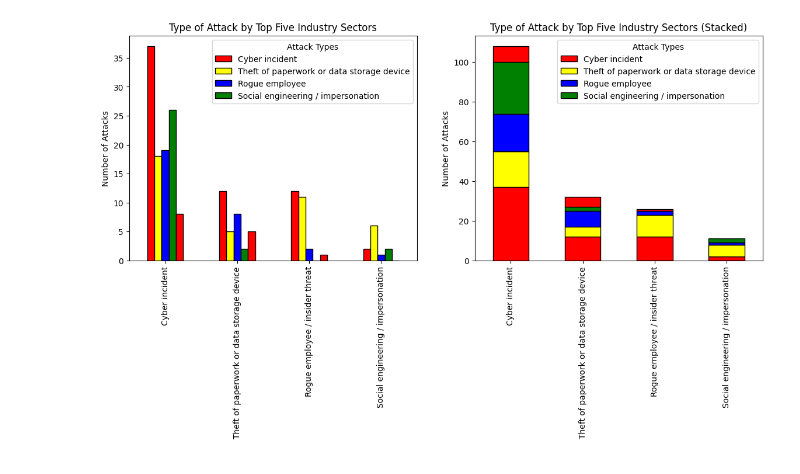
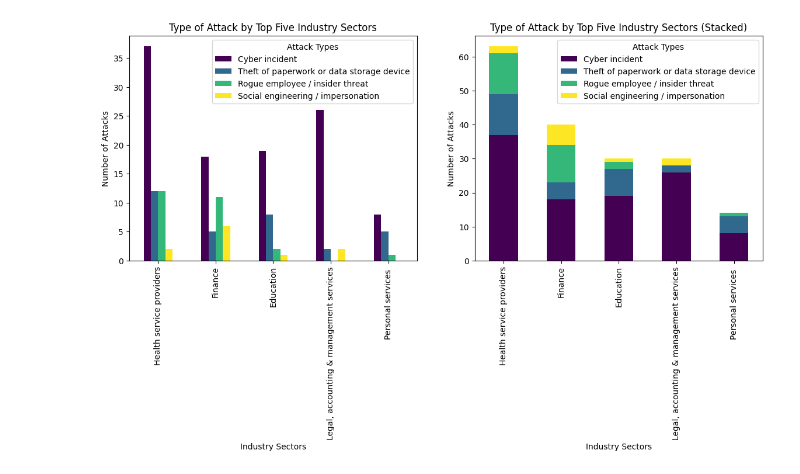
Before and after one commit to NotBello/CyberAnalytics, a Jupyter notebook: Task4.2C/Task4.2.ipynb, the cells around one changed output. Saved outputs shown, nothing was run; the diff lists cells and outputs as text; code cells hidden in the pictures.

```diff
--- a/Task4.2C/Task4.2.ipynb
+++ b/Task4.2C/Task4.2.ipynb
@@ -10,30 +10,28 @@ df = pd.read_csv('./Malicious_or_criminal_attacks_breakdown-Top_five_industry_se
 # Define colors for the four attack types
 colors = ['red', 'yellow', 'blue', 'green']
 # %%
+df = df.transpose()
+
 # Create subplots
 fig, axes = plt.subplots(nrows=1, ncols=2, figsize=(14, 5), dpi=100)
 
 # Grouped bar chart
-df.plot(kind='bar', ax=axes[0], color=colors, edgecolor='black')
+df.plot(kind='bar', ax=axes[0], colormap='viridis')
+
 axes[0].set_title('Type of Attack by Top Five Industry Sectors')
 axes[0].set_ylabel('Number of Attacks')
-axes[0].set_xlabel('')
-axes[0].set_xticklabels(df.index, rotation=90)
-axes[0].legend(['Cyber incident', 'Theft of paperwork or data storage device', 'Rogue employee', 'Social engineering / impersonation'],
-               title='Attack Types', loc='upper right')
+axes[0].set_xlabel('Industry Sectors')
+axes[0].legend(title='Attack Types', loc='upper right')
 
 # Stacked bar chart
-df.plot(kind='bar', stacked=True, ax=axes[1], color=colors, edgecolor='black')
+df.plot(kind='bar', stacked=True, ax=axes[1], colormap='viridis')
+
 axes[1].set_title('Type of Attack by Top Five Industry Sectors (Stacked)')
 axes[1].set_ylabel('Number of Attacks')
-axes[1].set_xlabel('')
-axes[1].set_xticklabels(df.index, rotation=90)
-axes[1].legend(['Cyber incident', 'Theft of paperwork or data storage device', 'Rogue employee', 'Social engineering / impersonation'],
-               title='Attack Types', loc='upper right')
-
-
+axes[1].set_xlabel('Industry Sectors')
+axes[1].legend(title='Attack Types', loc='upper right')
 
 # Show the plots
 plt.show()
 # %% [output]
-[figure, old version]
+[figure, new version]
```
Also changed, not shown: 3 other files.
